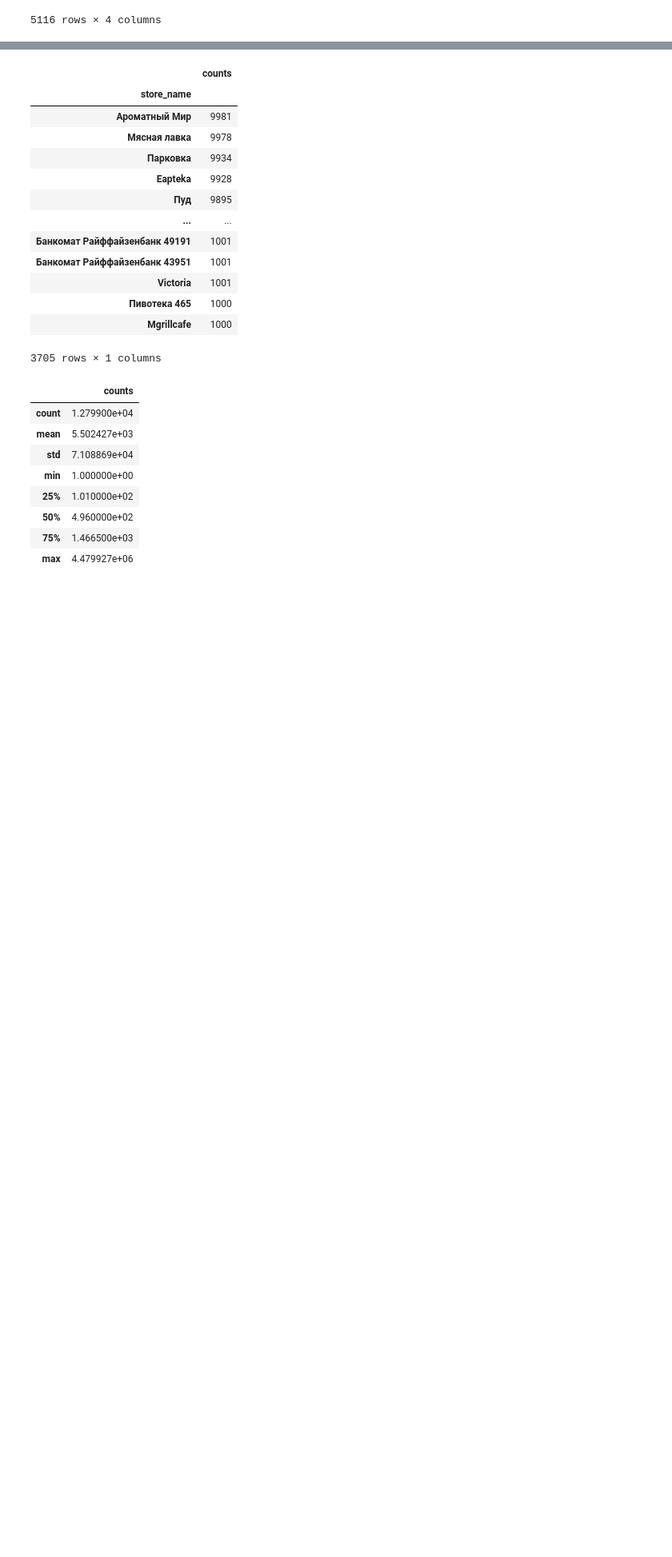
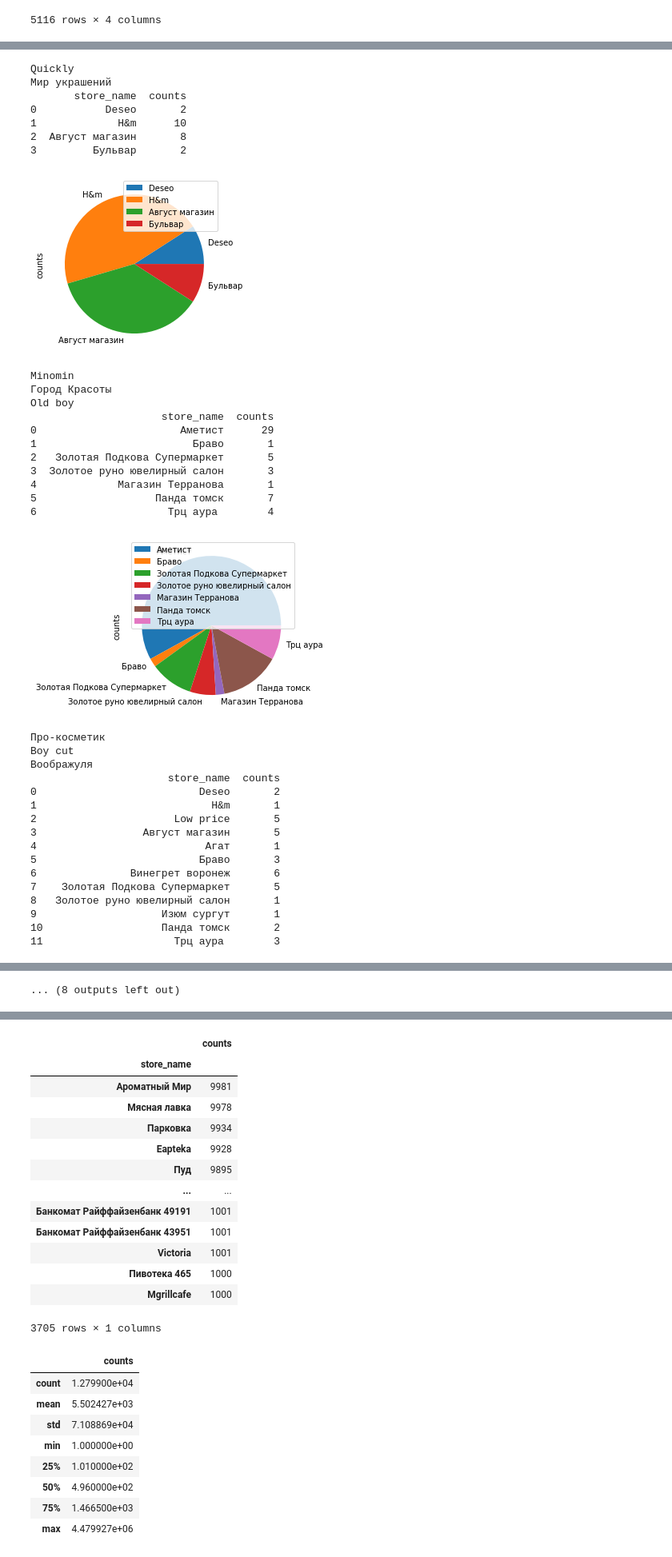
Before and after one commit to korney3/RaifHackDS29, a Jupyter notebook: Data Analysis.ipynb, the cells around one changed output, grey strips where cells are left out. Shown at 80% size. Saved outputs shown, nothing was run; the diff lists cells and outputs as text; code cells hidden in the pictures; blank space fills up the shorter version.

```diff
--- a/Data Analysis.ipynb
+++ b/Data Analysis.ipynb
@@ -626,0 +953,50 @@ small_business[small_business.counts>100]
+# %%
+clothes_clients = transactions_with_clients_and_merch[transactions_with_clients_and_merch.store_name.isin(Clothes_small_business_largest_income.values)]
+# %%
+for taxi_name in Beauty_small_business_largest_income:
+    print(taxi_name)
+    def_taxi_clients = beauty_clients[beauty_clients.store_name==taxi_name].cnum
+    alco_clients_taxi = clothes_clients[clothes_clients.cnum.isin(def_taxi_clients)].groupby('store_name').size().reset_index(name='counts')
+    if alco_clients_taxi.counts.sum()<20:
+        continue
+    print(alco_clients_taxi)
+    alco_clients_taxi = alco_clients_taxi.set_index('store_name')
+    alco_clients_taxi.plot.pie(y='counts')
+    plt.show()
+# %% [output]
+Quickly
+Мир украшений
+       store_name  counts
+0           Deseo       2
+1             H&m      10
+2  Август магазин       8
+3         Бульвар       2
+[figure, added]
+Minomin
+Город Красоты
+Old boy
+                     store_name  counts
+0                       Аметист      29
+1                         Браво       1
+2   Золотая Подкова Супермаркет       5
+3  Золотое руно ювелирный салон       3
+4             Магазин Терранова       1
+5                   Панда томск       7
+6                     Трц аура        4
+[figure, added]
+Про-косметик
+Boy cut
+Воображуля
+                      store_name  counts
+0                          Deseo       2
+1                            H&m       1
+2                      Low price       5
+3                 Август магазин       5
+4                           Агат       1
+5                          Браво       3
+6               Винегрет воронеж       6
+7    Золотая Подкова Супермаркет       5
+8   Золотое руно ювелирный салон       1
+9                    Изюм сургут       1
+10                   Панда томск       2
+11                     Трц аура        3
@@ -626,0 +1037 @@ small_business[small_business.counts>100]
+... (8 outputs left out)
```
Also changed, not shown: parts of 57 cells of this notebook.
